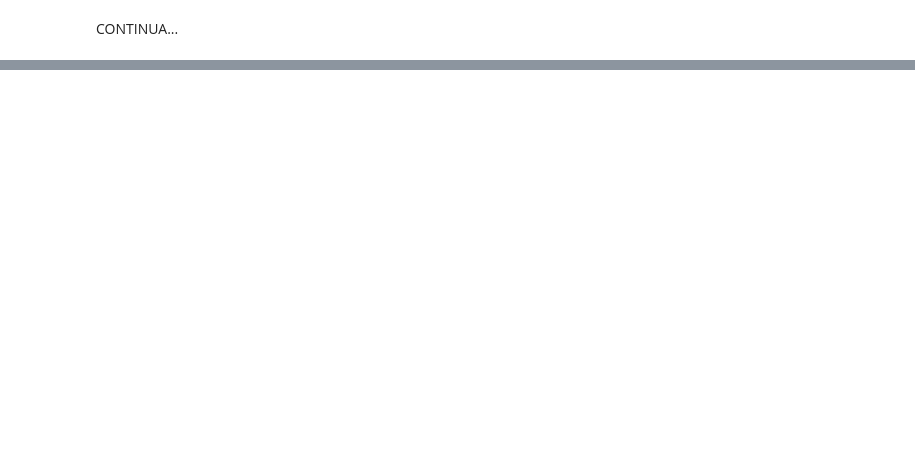
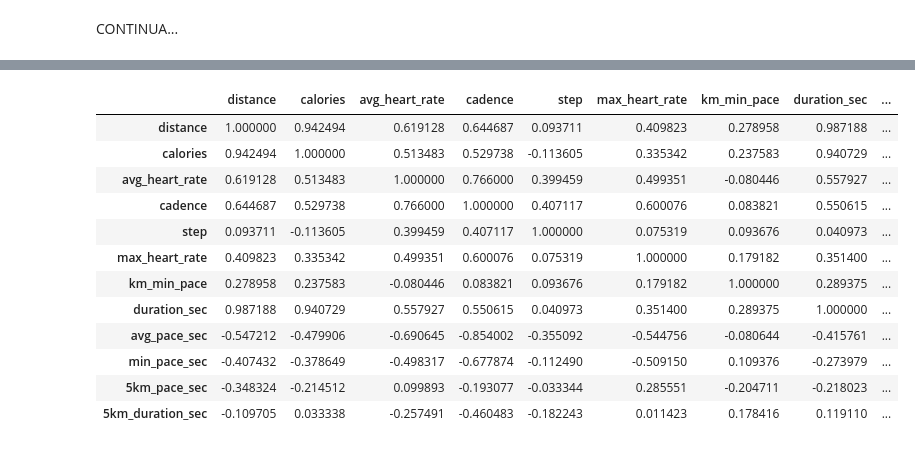
Before and after one commit to willsilvano/running_analysis, a Jupyter notebook: notebooks/Running Analysis.ipynb, the cells around one changed output, grey strips where cells are left out. Saved outputs shown, nothing was run; the diff lists cells and outputs as text; code cells hidden in the pictures; blank space fills up the shorter version.

```diff
--- a/notebooks/Running Analysis.ipynb
+++ b/notebooks/Running Analysis.ipynb
@@ -208,0 +209,16 @@ CONTINUA...
+# %%
+df.corr()
+# %% [output]
+|  | distance | calories | avg_heart_rate | cadence | step | max_heart_rate | km_min_pace | duration_sec | ... |
+| distance | 1.000000 | 0.942494 | 0.619128 | 0.644687 | 0.093711 | 0.409823 | 0.278958 | 0.987188 | ... |
+| calories | 0.942494 | 1.000000 | 0.513483 | 0.529738 | -0.113605 | 0.335342 | 0.237583 | 0.940729 | ... |
+| avg_heart_rate | 0.619128 | 0.513483 | 1.000000 | 0.766000 | 0.399459 | 0.499351 | -0.080446 | 0.557927 | ... |
+| cadence | 0.644687 | 0.529738 | 0.766000 | 1.000000 | 0.407117 | 0.600076 | 0.083821 | 0.550615 | ... |
+| step | 0.093711 | -0.113605 | 0.399459 | 0.407117 | 1.000000 | 0.075319 | 0.093676 | 0.040973 | ... |
+| max_heart_rate | 0.409823 | 0.335342 | 0.499351 | 0.600076 | 0.075319 | 1.000000 | 0.179182 | 0.351400 | ... |
+| km_min_pace | 0.278958 | 0.237583 | -0.080446 | 0.083821 | 0.093676 | 0.179182 | 1.000000 | 0.289375 | ... |
+| duration_sec | 0.987188 | 0.940729 | 0.557927 | 0.550615 | 0.040973 | 0.351400 | 0.289375 | 1.000000 | ... |
+| avg_pace_sec | -0.547212 | -0.479906 | -0.690645 | -0.854002 | -0.355092 | -0.544756 | -0.080644 | -0.415761 | ... |
+| min_pace_sec | -0.407432 | -0.378649 | -0.498317 | -0.677874 | -0.112490 | -0.509150 | 0.109376 | -0.273979 | ... |
+| 5km_pace_sec | -0.348324 | -0.214512 | 0.099893 | -0.193077 | -0.033344 | 0.285551 | -0.204711 | -0.218023 | ... |
+| 5km_duration_sec | -0.109705 | 0.033338 | -0.257491 | -0.460483 | -0.182243 | 0.011423 | 0.178416 | 0.119110 | ... |
```
Also changed, not shown: parts of 14 cells of this notebook.
